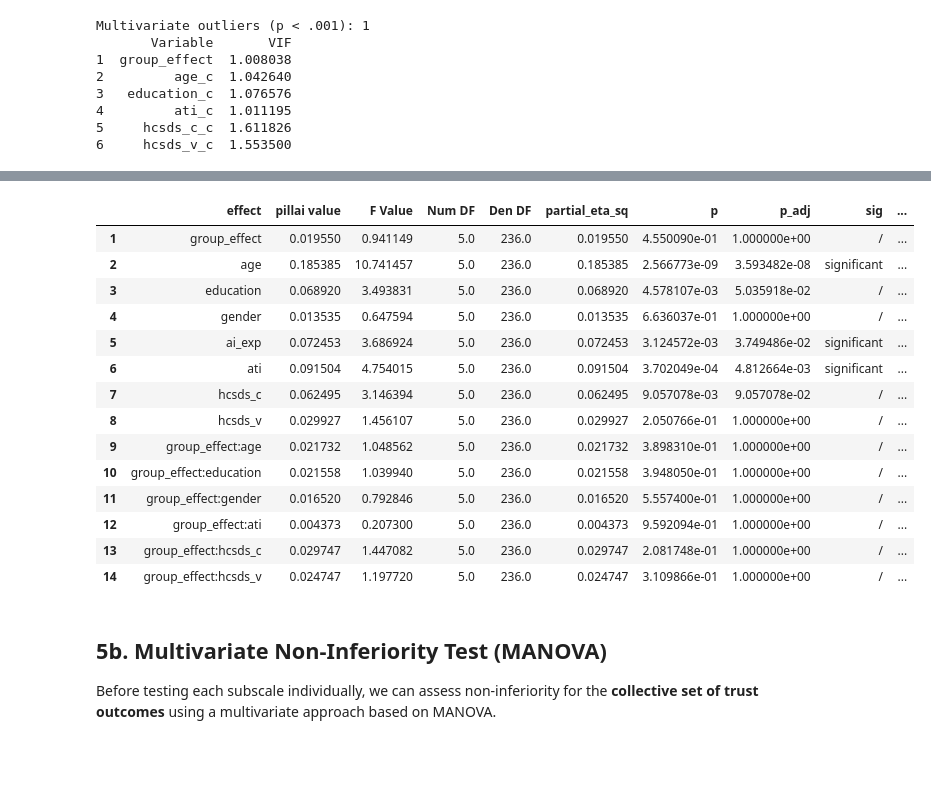
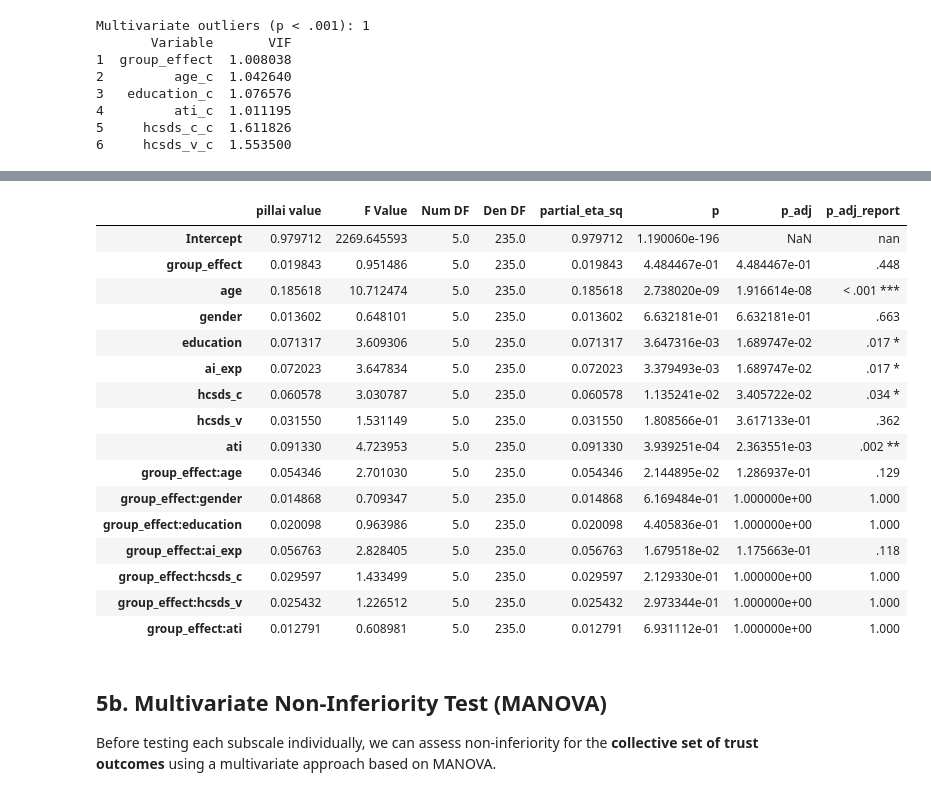
Before and after one commit to TimWiesner99/thesis-analysis, a Jupyter notebook: analysis/multivariate.ipynb, the cells around one changed output, grey strips where cells are left out. Saved outputs shown, nothing was run; the diff lists cells and outputs as text; code cells hidden in the pictures; blank space fills up the shorter version.

Commit message:
fixed multiple comparison procedure to compute adjusted p values PER FAMILY instead of overall

```diff
--- a/analysis/multivariate.ipynb
+++ b/analysis/multivariate.ipynb
@@ -78,6 +78,12 @@ data['education_c'] = data['education'] - data['education'].mean()
 data['ai_exp_c'] = data['Q19'] - data['Q19'].mean()
 data.drop('Q19', axis=1)
 
+demographics = ['age', 'gender', 'education', 'ai_exp']
+
+demographics_c = [f'{s}_c' for s in demographics]
+hcsds_scales_c = [f'{s}_c' for s in hcsds_scales]
+ati_scales_c = [f'{s}_c' for s in ati_scales]
+
 print(f"Prepared {len(data)} observations for analysis")
 print(f"Continuous moderators: {len(continuous_vars)}")
 print(f"Total moderators to test: {len(continuous_vars) + 3}")  # + gender, education, Q19
@@ -319,32 +284,45 @@ No new variables reach significance in model 4. Therefore, interaction effects d
 # %%
-SELECT_MODEL = 4
-CORRECTION_METHOD = "holm"
-################################
+CORRECTION_METHOD = 'holm'
+############################
 
-manova_model = manova_models[SELECT_MODEL-1]
-manova_results = mv_results_df[mv_results_df['model'] == SELECT_MODEL].copy().reset_index(drop=True).drop('model', axis=1).drop(0, axis=0)
+# define families
+families = {
+    'group': ['group_effect'],
+    'direct': direct_effects,
+    'interaction': interaction_effects
+}
 
 # correct p-values for multiple comparisons
 from statsmodels.stats.multitest import multipletests
 from scripts.utils import apa_p
 
-manova_results['p_adj'] = multipletests(manova_results['p'],
-                                        alpha=alpha,
-                                        method=CORRECTION_METHOD)[1]
+p_vals_adj = {}
+for fam in families.values():
+    # get all relevant p values
+    selection = pd.DataFrame(mv_results_df['p'].loc[fam].copy())
 
-sig = []
+    # convert to adjusted p values
+    adjusted = multipletests(selection['p'],
+                             alpha=alpha,
+                             method=CORRECTION_METHOD)[1]
+    selection = selection.assign(p_val_adj=adjusted)
+
+    # add to dictionary containing adjusted p-values
+    for i, row in selection.iterrows():
+        p_vals_adj[i] = row['p_val_adj']
+
+mv_results_df['p_adj'] = p_vals_adj
+
 p_adj_report = []
-for i, row in manova_results.iterrows():
-    sig.append('significant' if row['p_adj'] < alpha else '/')
+for i, row in mv_results_df.iterrows():
     p_adj_report.append(apa_p(row['p_adj'],
                                 sig_stars=True))
-manova_results['sig'] = sig
-manova_results['p_adj_report'] = p_adj_report
+mv_results_df['p_adj_report'] = p_adj_report
 
 # remove '_c' for nicer reporting
-manova_results['effect'] = manova_results['effect'].apply(lambda s: s[:-2] if s[-2:] == '_c' else s)
+mv_results_df.index = [s[:-2] if s[-2:] == '_c' else s for s in list(mv_results_df.index)]
 
-manova_results.to_csv(f'{output_path}manova_results.csv', index=False)
+mv_results_df.round(decimals=3).to_csv(f'{output_path}manova_results.csv', index=True)
 
-manova_results
+mv_results_df
 # %% [output]
@@ -351,18 +335,20 @@ manova_results
-|  | effect | pillai value | F Value | Num DF | Den DF | partial_eta_sq | p | p_adj | sig | ... |
-| 1 | group_effect | 0.019550 | 0.941149 | 5.0 | 236.0 | 0.019550 | 4.550090e-01 | 1.000000e+00 | / | ... |
-| 2 | age | 0.185385 | 10.741457 | 5.0 | 236.0 | 0.185385 | 2.566773e-09 | 3.593482e-08 | significant | ... |
-| 3 | education | 0.068920 | 3.493831 | 5.0 | 236.0 | 0.068920 | 4.578107e-03 | 5.035918e-02 | / | ... |
-| 4 | gender | 0.013535 | 0.647594 | 5.0 | 236.0 | 0.013535 | 6.636037e-01 | 1.000000e+00 | / | ... |
-| 5 | ai_exp | 0.072453 | 3.686924 | 5.0 | 236.0 | 0.072453 | 3.124572e-03 | 3.749486e-02 | significant | ... |
-| 6 | ati | 0.091504 | 4.754015 | 5.0 | 236.0 | 0.091504 | 3.702049e-04 | 4.812664e-03 | significant | ... |
-| 7 | hcsds_c | 0.062495 | 3.146394 | 5.0 | 236.0 | 0.062495 | 9.057078e-03 | 9.057078e-02 | / | ... |
-| 8 | hcsds_v | 0.029927 | 1.456107 | 5.0 | 236.0 | 0.029927 | 2.050766e-01 | 1.000000e+00 | / | ... |
-| 9 | group_effect:age | 0.021732 | 1.048562 | 5.0 | 236.0 | 0.021732 | 3.898310e-01 | 1.000000e+00 | / | ... |
-| 10 | group_effect:education | 0.021558 | 1.039940 | 5.0 | 236.0 | 0.021558 | 3.948050e-01 | 1.000000e+00 | / | ... |
-| 11 | group_effect:gender | 0.016520 | 0.792846 | 5.0 | 236.0 | 0.016520 | 5.557400e-01 | 1.000000e+00 | / | ... |
-| 12 | group_effect:ati | 0.004373 | 0.207300 | 5.0 | 236.0 | 0.004373 | 9.592094e-01 | 1.000000e+00 | / | ... |
-| 13 | group_effect:hcsds_c | 0.029747 | 1.447082 | 5.0 | 236.0 | 0.029747 | 2.081748e-01 | 1.000000e+00 | / | ... |
-| 14 | group_effect:hcsds_v | 0.024747 | 1.197720 | 5.0 | 236.0 | 0.024747 | 3.109866e-01 | 1.000000e+00 | / | ... |
+|  | pillai value | F Value | Num DF | Den DF | partial_eta_sq | p | p_adj | p_adj_report |
+| Intercept | 0.979712 | 2269.645593 | 5.0 | 235.0 | 0.979712 | 1.190060e-196 | NaN | nan |
+| group_effect | 0.019843 | 0.951486 | 5.0 | 235.0 | 0.019843 | 4.484467e-01 | 4.484467e-01 | .448 |
+| age | 0.185618 | 10.712474 | 5.0 | 235.0 | 0.185618 | 2.738020e-09 | 1.916614e-08 | < .001 *** |
+| gender | 0.013602 | 0.648101 | 5.0 | 235.0 | 0.013602 | 6.632181e-01 | 6.632181e-01 | .663 |
+| education | 0.071317 | 3.609306 | 5.0 | 235.0 | 0.071317 | 3.647316e-03 | 1.689747e-02 | .017 * |
+| ai_exp | 0.072023 | 3.647834 | 5.0 | 235.0 | 0.072023 | 3.379493e-03 | 1.689747e-02 | .017 * |
+| hcsds_c | 0.060578 | 3.030787 | 5.0 | 235.0 | 0.060578 | 1.135241e-02 | 3.405722e-02 | .034 * |
+| hcsds_v | 0.031550 | 1.531149 | 5.0 | 235.0 | 0.031550 | 1.808566e-01 | 3.617133e-01 | .362 |
+| ati | 0.091330 | 4.723953 | 5.0 | 235.0 | 0.091330 | 3.939251e-04 | 2.363551e-03 | .002 ** |
+| group_effect:age | 0.054346 | 2.701030 | 5.0 | 235.0 | 0.054346 | 2.144895e-02 | 1.286937e-01 | .129 |
+| group_effect:gender | 0.014868 | 0.709347 | 5.0 | 235.0 | 0.014868 | 6.169484e-01 | 1.000000e+00 | 1.000 |
+| group_effect:education | 0.020098 | 0.963986 | 5.0 | 235.0 | 0.020098 | 4.405836e-01 | 1.000000e+00 | 1.000 |
+| group_effect:ai_exp | 0.056763 | 2.828405 | 5.0 | 235.0 | 0.056763 | 1.679518e-02 | 1.175663e-01 | .118 |
+| group_effect:hcsds_c | 0.029597 | 1.433499 | 5.0 | 235.0 | 0.029597 | 2.129330e-01 | 1.000000e+00 | 1.000 |
+| group_effect:hcsds_v | 0.025432 | 1.226512 | 5.0 | 235.0 | 0.025432 | 2.973344e-01 | 1.000000e+00 | 1.000 |
+| group_effect:ati | 0.012791 | 0.608981 | 5.0 | 235.0 | 0.012791 | 6.931112e-01 | 1.000000e+00 | 1.000 |
 # %% [markdown]
 ## 5b. Multivariate Non-Inferiority Test (MANOVA)
 
```
Also changed, not shown: parts of 7 cells of this notebook, 8 other files.
